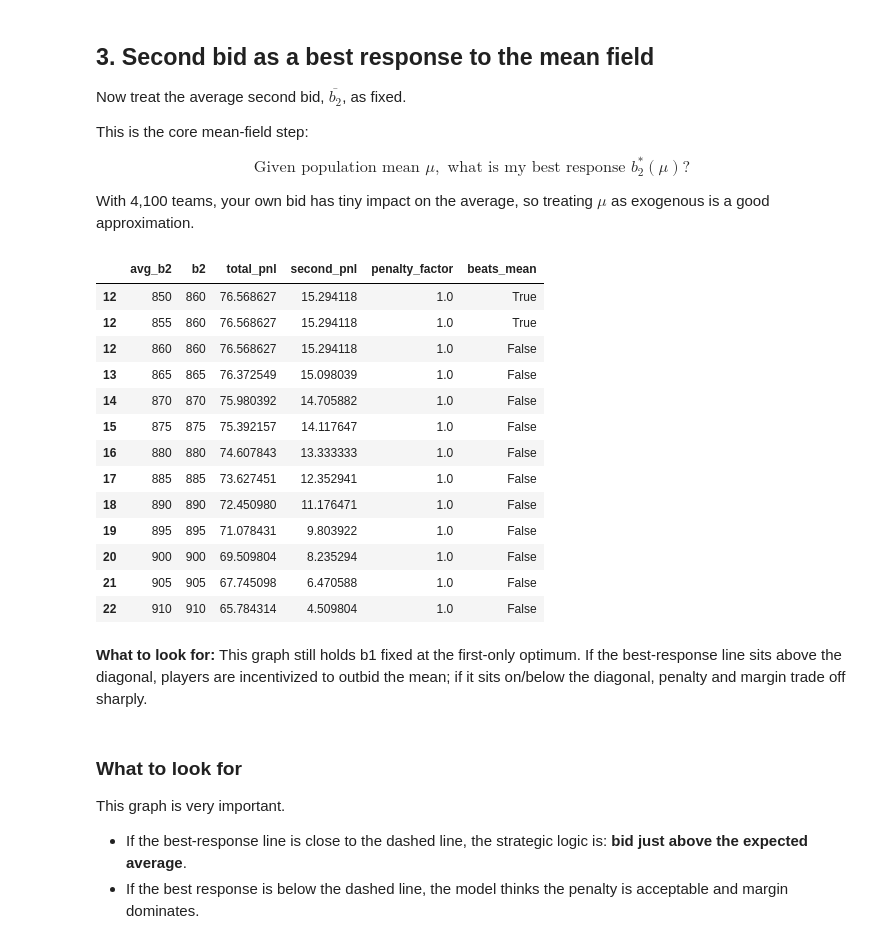
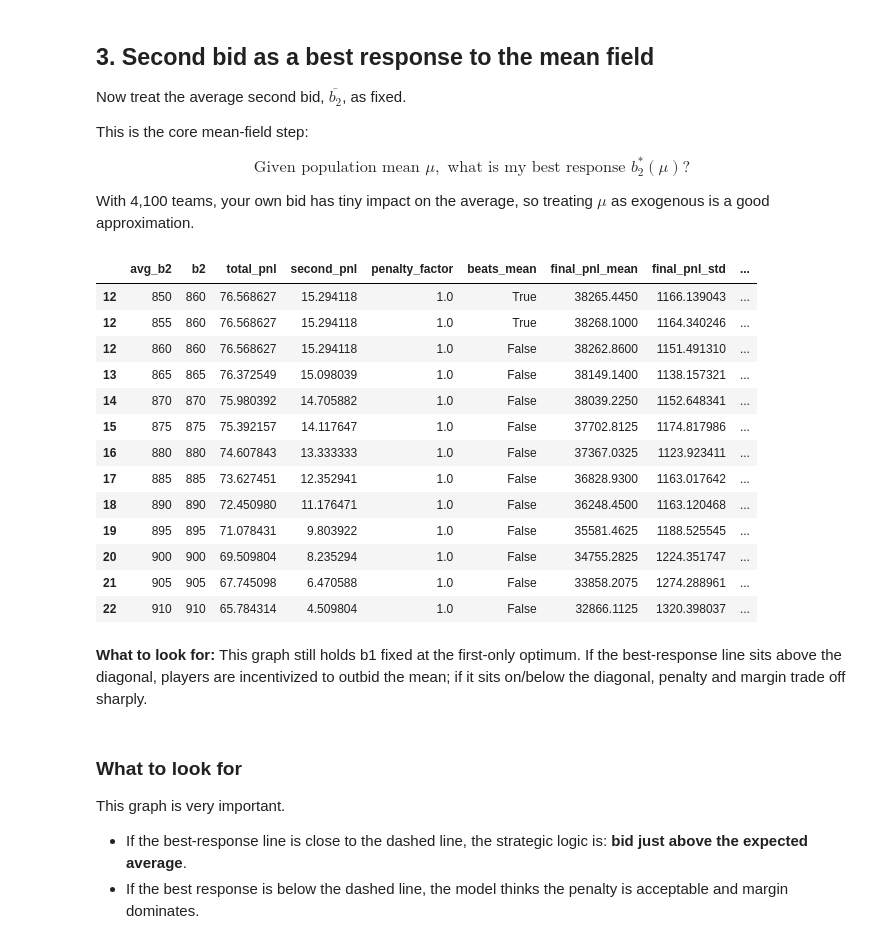
Before and after one commit to zhuyingw/88-Pineapple, a Jupyter notebook: Round_3/celestial_gardeners_mean_field_simulation.ipynb, the cells around one changed output. Saved outputs shown, nothing was run; the diff lists cells and outputs as text; code cells hidden in the pictures.

Commit message:
r3 manual, TRADABLE incorporated

```diff
--- a/Round_3/celestial_gardeners_mean_field_simulation.ipynb
+++ b/Round_3/celestial_gardeners_mean_field_simulation.ipynb
@@ -53,7 +54,9 @@ FAIR_VALUE = 920
 LOW_RESERVE = 670
 HIGH_RESERVE = 920
 STEP = 5
-N_TEAMS = 4100
+N_TEAMS = 4100        # Population size used to simulate the mean second bid.
+TRADABLE = 500        # Starting assumption for how many counterparties we can trade.
+FINAL_PNL_SIMS = 2000 # Monte Carlo paths for final PnL over TRADABLE independent reserves.
 
 reserve_grid = np.arange(LOW_RESERVE, HIGH_RESERVE + STEP, STEP)
 bid_grid = np.arange(LOW_RESERVE, HIGH_RESERVE + STEP, STEP)
@@ -147,6 +186,11 @@ first_bid_df = pd.DataFrame({
     "b1": bid_grid,
     "first_bid_expected_pnl": [first_bid_only_pnl(b) for b in bid_grid],
 })
+first_bid_final = first_bid_df.apply(
+    lambda row: pd.Series(summarize_final_pnl(row["b1"], LOW_RESERVE, LOW_RESERVE, seed=7000 + int(row["b1"]))),
+    axis=1,
+)
+first_bid_df = pd.concat([first_bid_df, first_bid_final.add_prefix("first_bid_")], axis=1)
 best_first = first_bid_df.loc[first_bid_df["first_bid_expected_pnl"].idxmax()]
 display(best_first)
 
@@ -155,7 +199,13 @@ fig = px.line(
     x="b1",
     y="first_bid_expected_pnl",
     markers=True,
-    hover_data={"b1": ":.0f", "first_bid_expected_pnl": ":.4f"},
+    hover_data={
+        "b1": ":.0f",
+        "first_bid_expected_pnl": ":.4f",
+        "first_bid_final_pnl_mean": ":.2f",
+        "first_bid_final_pnl_5pct": ":.2f",
+        "first_bid_final_pnl_95pct": ":.2f",
+    },
 )
 fig.add_vline(
     x=best_first["b1"],
@@ -225,51 +279,59 @@ for mu in means_to_test:
     br_rows.append(ranked.iloc[0])
 
 br_summary = pd.DataFrame(br_rows)[["avg_b2", "b2", "total_pnl", "second_pnl", "penalty_factor", "beats_mean"]]
+br_final = br_summary.apply(
+    lambda row: pd.Series(summarize_final_pnl(b1_base, row["b2"], row["avg_b2"], seed=1000 + int(row["avg_b2"]))),
+    axis=1,
+)
+br_summary = pd.concat([br_summary, br_final], axis=1)
 display(br_summary)
 
 fig = go.Figure()
 fig.add_trace(go.Scatter(
     x=br_summary["avg_b2"],
     y=br_summary["b2"],
     mode="lines+markers",
     name=f"best response b2 | b1={b1_base}",
-    customdata=br_summary[["total_pnl", "second_pnl", "penalty_factor", "beats_mean"]],
+    customdata=br_summary[["total_pnl", "final_pnl_mean", "final_pnl_5pct", "final_pnl_95pct", "second_pnl", "penalty_factor", "beats_mean"]],
     hovertemplate=(
         "avg_b2=%{x:.0f}<br>best b2=%{y:.0f}<br>"
-        "total_pnl=%{customdata[0]:.4f}<br>second_pnl=%{customdata[1]:.4f}<br>"
-        "penalty=%{customdata[2]:.4f}<br>beats_mean=%{customdata[3]}<extra></extra>"
+        "total_pnl_per_counterparty=%{customdata[0]:.4f}<br>"
+        "final_pnl_mean=%{customdata[1]:.2f}<br>"
+        "final_pnl_5pct=%{customdata[2]:.2f}<br>final_pnl_95pct=%{customdata[3]:.2f}<br>"
+        "second_pnl=%{customdata[4]:.4f}<br>"
+        "penalty=%{customdata[5]:.4f}<br>beats_mean=%{customdata[6]}<extra></extra>"
     ),
 ))
 fig.add_trace(go.Scatter(
     x=br_summary["avg_b2"],
     y=br_summary["avg_b2"],
     mode="lines",
     line=dict(dash="dash"),
     name="b2 = avg_b2",
     hovertemplate="avg_b2=%{x:.0f}<br>b2=%{y:.0f}<extra></extra>",
 ))
 clean_fig(fig, f"Best-Response Second Bid Given Mean Field (benchmark b1={b1_base})", "Assumed population average second bid", "Best-response b2")
 fig.show()
 
 show_takeaway(
     "This graph still holds b1 fixed at the first-only optimum. If the best-response line sits above the diagonal, "
     "players are incentivized to outbid the mean; if it sits on/below the diagonal, penalty and margin trade off sharply."
 )
 # %% [output]
-|  | avg_b2 | b2 | total_pnl | second_pnl | penalty_factor | beats_mean |
-| 12 | 850 | 860 | 76.568627 | 15.294118 | 1.0 | True |
-| 12 | 855 | 860 | 76.568627 | 15.294118 | 1.0 | True |
-| 12 | 860 | 860 | 76.568627 | 15.294118 | 1.0 | False |
-| 13 | 865 | 865 | 76.372549 | 15.098039 | 1.0 | False |
-| 14 | 870 | 870 | 75.980392 | 14.705882 | 1.0 | False |
-| 15 | 875 | 875 | 75.392157 | 14.117647 | 1.0 | False |
-| 16 | 880 | 880 | 74.607843 | 13.333333 | 1.0 | False |
-| 17 | 885 | 885 | 73.627451 | 12.352941 | 1.0 | False |
-| 18 | 890 | 890 | 72.450980 | 11.176471 | 1.0 | False |
-| 19 | 895 | 895 | 71.078431 | 9.803922 | 1.0 | False |
-| 20 | 900 | 900 | 69.509804 | 8.235294 | 1.0 | False |
-| 21 | 905 | 905 | 67.745098 | 6.470588 | 1.0 | False |
-| 22 | 910 | 910 | 65.784314 | 4.509804 | 1.0 | False |
+|  | avg_b2 | b2 | total_pnl | second_pnl | penalty_factor | beats_mean | final_pnl_mean | final_pnl_std | ... |
+| 12 | 850 | 860 | 76.568627 | 15.294118 | 1.0 | True | 38265.4450 | 1166.139043 | ... |
+| 12 | 855 | 860 | 76.568627 | 15.294118 | 1.0 | True | 38268.1000 | 1164.340246 | ... |
+| 12 | 860 | 860 | 76.568627 | 15.294118 | 1.0 | False | 38262.8600 | 1151.491310 | ... |
+| 13 | 865 | 865 | 76.372549 | 15.098039 | 1.0 | False | 38149.1400 | 1138.157321 | ... |
+| 14 | 870 | 870 | 75.980392 | 14.705882 | 1.0 | False | 38039.2250 | 1152.648341 | ... |
+| 15 | 875 | 875 | 75.392157 | 14.117647 | 1.0 | False | 37702.8125 | 1174.817986 | ... |
+| 16 | 880 | 880 | 74.607843 | 13.333333 | 1.0 | False | 37367.0325 | 1123.923411 | ... |
+| 17 | 885 | 885 | 73.627451 | 12.352941 | 1.0 | False | 36828.9300 | 1163.017642 | ... |
+| 18 | 890 | 890 | 72.450980 | 11.176471 | 1.0 | False | 36248.4500 | 1163.120468 | ... |
+| 19 | 895 | 895 | 71.078431 | 9.803922 | 1.0 | False | 35581.4625 | 1188.525545 | ... |
+| 20 | 900 | 900 | 69.509804 | 8.235294 | 1.0 | False | 34755.2825 | 1224.351747 | ... |
+| 21 | 905 | 905 | 67.745098 | 6.470588 | 1.0 | False | 33858.2075 | 1274.288961 | ... |
+| 22 | 910 | 910 | 65.784314 | 4.509804 | 1.0 | False | 32866.1125 | 1320.398037 | ... |
 **What to look for:** This graph still holds b1 fixed at the first-only optimum. If the best-response line sits above the diagonal, players are incentivized to outbid the mean; if it sits on/below the diagonal, penalty and margin trade off sharply.
 # %% [markdown]
 
```
Also changed, not shown: parts of 12 cells of this notebook.
